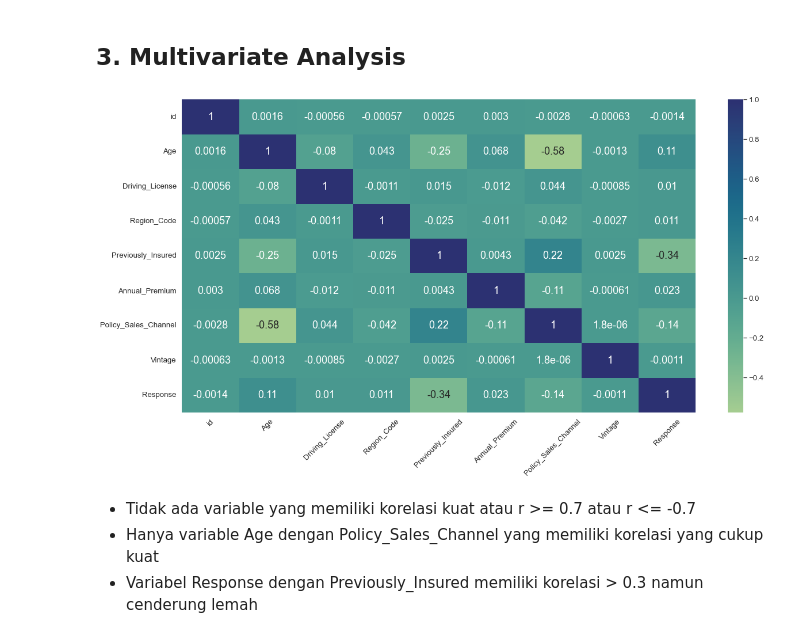
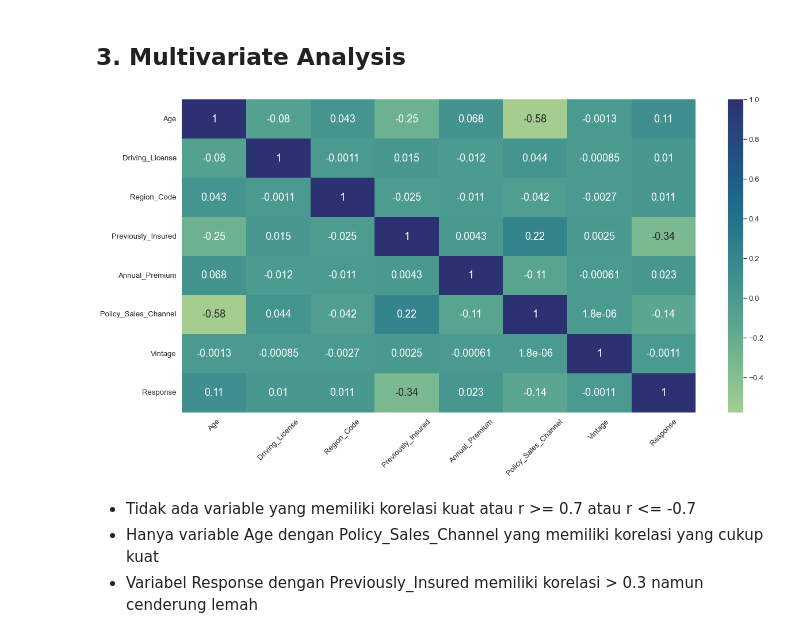
Before and after one commit to anggitask/Hello_Sigma, a Jupyter notebook: FinPro Sigma EDA.ipynb, the cells around one changed output. Saved outputs shown, nothing was run; the diff lists cells and outputs as text; code cells hidden in the pictures.

```diff
--- a/FinPro Sigma EDA.ipynb
+++ b/FinPro Sigma EDA.ipynb
@@ -176,10 +176,13 @@ Sedangkan pada kolom "Vehicle_Age" dominasi ada pada nilai "1-2 Year" dan "< 1 Y
 # %% [markdown]
 **Separating Categorical & Numerical Columns**
 # %%
-numerical = df.select_dtypes(include=[np.number])
-categorical = df.select_dtypes(exclude=[np.number])
-print(numerical.columns)
-print(categorical.columns)
+num = df.select_dtypes(include=[np.number])
+cat = df.select_dtypes(exclude=[np.number])
+
+numerical= num.columns
+categorical = cat.columns
+print(numerical)
+print(categorical)
 # %% [output]
 Index(['Age', 'Annual_Premium', 'Vintage'], dtype='object')
 Index(['id', 'Gender', 'Driving_License', 'Region_Code', 'Previously_Insured',
@@ -204,7 +207,8 @@ for i in range(0, len(features)):
 # %%
+features = numerical.columns
 for i in range(0, len(features)):
-    plt.rcParams['figure.figsize'] = (18,6)
-    plt.subplot(1,9,i+1)
-    sns.boxplot(y=df[features[i]], color='green', orient='v')
+    plt.rcParams['figure.figsize'] = (10,5)
+    plt.subplot(1,len(features),i+1)
+    sns.violinplot(y=df[features[i]])
     plt.tight_layout()
 # %% [output]
@@ -227,0 +254,7 @@ for i in range(0, len(fitur)):
+# %%
+freqPolicy_Sales_Channel = cat['Policy_Sales_Channel'].value_counts(ascending=True)
+freqPolicy_Sales_Channel.plot(kind='barh')
+plt.rcParams['figure.figsize'] = (20,50)
+plt.ylabel('Policy_Sales_Channel')
+plt.xlabel('Frekuensi')
+plt.show()
@@ -227,0 +263,7 @@ for i in range(0, len(fitur)):
+# %%
+freqRegional_Code = cat['Region_Code'].value_counts(ascending=True)
+freqRegional_Code.plot(kind='barh')
+plt.rcParams['figure.figsize'] = (20,15)
+plt.ylabel('Regional_Code')
+plt.xlabel('Frekuensi')
+plt.show()
@@ -236,13 +280,14 @@ for i in range(0, len(fitur)):
 # %% [markdown]
 ## 3. Multivariate Analysis
 # %%
+dfcorr = train.drop('id', axis=1)
 plt.figure(figsize=(20,10))
 sns.set(font_scale=1.2)
-sns.heatmap(df.corr(),cmap="crest",annot=True,annot_kws={"size": 18})
+sns.heatmap(dfcorr.corr(),cmap="crest",annot=True,annot_kws={"size": 18})
 plt.xticks(rotation = 45)
 plt.show()
 # %% [output]
-[figure, old version]
+[figure, new version]
 # %% [markdown]
 - Tidak ada variable yang memiliki korelasi kuat atau r >= 0.7 atau r <= -0.7
 - Hanya variable Age dengan Policy_Sales_Channel yang memiliki korelasi yang cukup kuat
```
Also changed, not shown: parts of 20 cells of this notebook.
